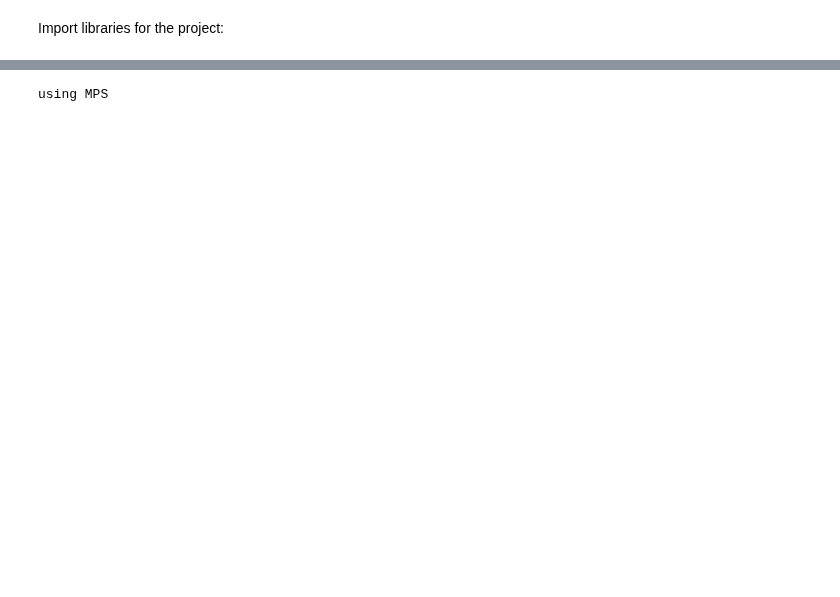
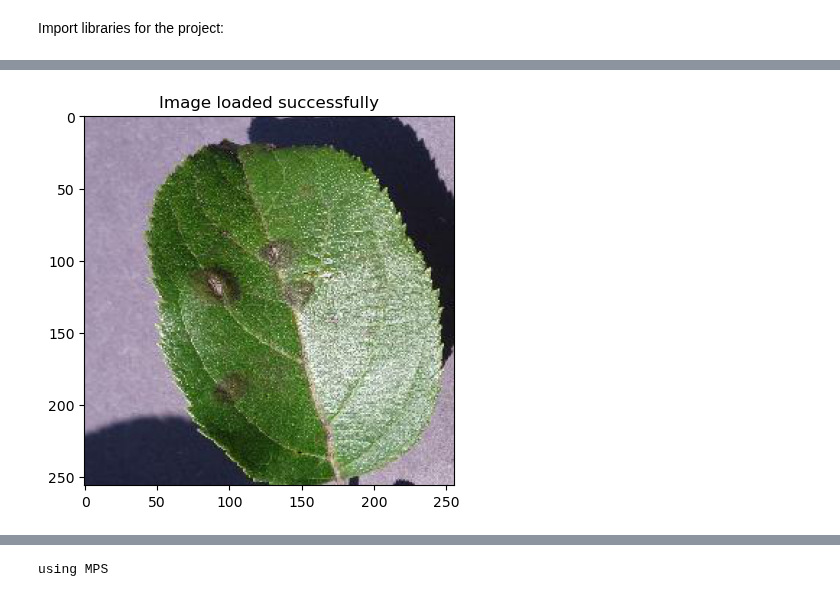
Before and after one commit to LeeBenyamin/Sherleaf-Holmes-project, a Jupyter notebook: TransferLearningPartA.ipynb, the cells around one changed output, grey strips where cells are left out. Cells and saved outputs as stored; diff of their text form; code cells hidden in the pictures; blank space fills up the shorter version.

```diff
--- a/TransferLearningPartA.ipynb
+++ b/TransferLearningPartA.ipynb
@@ -101,36 +101,39 @@ def normalize(image, device=torch.device("cpu")):
     #mean=[0.485, 0.456, 0.406],
     #std=[0.229, 0.224, 0.225]
     #)
     preprocess = transforms.Compose([
     transforms.Resize((32, 32)),
     transforms.ToTensor(), ])
     #normalize])
 
     if isinstance(image, torch.Tensor):
         # Convert the tensor to PIL Image
         image = transforms.ToPILImage()(image)
     image = preprocess(image).unsqueeze(0).to(device)
     return image
 
 def predict(image, model, labels=None):
     _, index = model(image).data[0].max(0)
     if labels is not None:
         return str(index.item()), labels[str(index.item())][1]
     else:
         return str(index.item())
 
 def deprocess(image, device=torch.device("cpu")):
     return image * torch.tensor([0.229, 0.224, 0.225]).to(device) + torch.tensor([0.485, 0.456, 0.406]).to(device)
 
 def load_image(path):
     image = Image.open(path)
     plt.imshow(image)
     plt.title("Image loaded successfully")
     return image
 
-dir_label = 'Grape___Esca_(Black_Measles)'
-local_root_dir = 'Dataset/PlantVillage 2'
-sample_image = load_image((local_root_dir + '/test/' + dir_label + '/0b2d8af7-af0b-4192-b60c-5a355b762c65___FAM_B.Msls 4201.JPG'))
+dir_label = 'Apple___Apple_scab'
+local_root_dir = r'/Users/noambuzaglo/Desktop/lilush/PlantVillage'
+
+sample_image = load_image((local_root_dir + '/test/' + dir_label + '/2a97b29d-8a63-47ab-bd5b-c14832a586c8___FREC_Scab 3242.JPG'))
+# %% [output]
+[figure, added]
 # %% [markdown]
 ### <img src="icons/resized/helper_functions.png" style="height:50px;display:inline"> Useful Functions
 set_parameter_requires_grad: Sets parameter requirements for gradient computation based on feature extraction mode.
```
Also changed, not shown: parts of 1 cell of this notebook.
